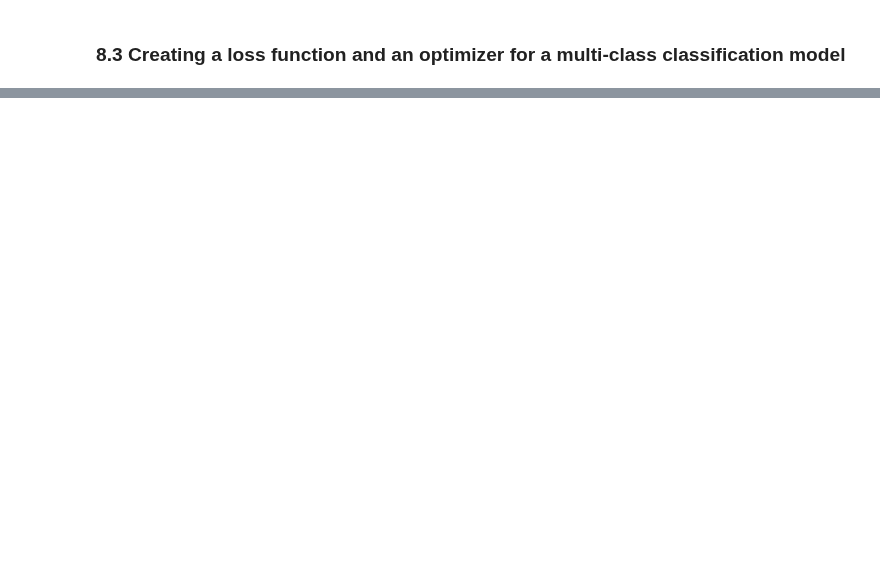
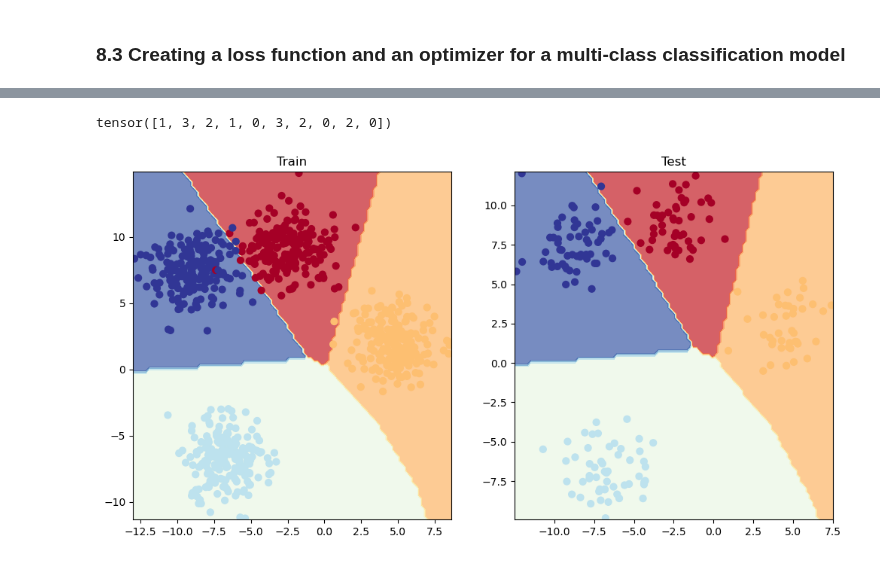
Before and after one commit to ridamansour/PyTorchLearning, a Jupyter notebook: 02_pytorch_classification.ipynb, the cells around one changed output, grey strips where cells are left out. Saved outputs shown, nothing was run; the diff lists cells and outputs as text; code cells hidden in the pictures; blank space fills up the shorter version.

```diff
--- a/02_pytorch_classification.ipynb
+++ b/02_pytorch_classification.ipynb
@@ -990,7 +992,7 @@ X_blob, y_blob = make_blobs(n_samples=1_000,
 
 # 2. Turn data into tensors
 X_blob = torch.Tensor(X_blob).type(torch.float)
-y_blob = torch.Tensor(y_blob).type(torch.float)
+y_blob = torch.Tensor(y_blob).type(torch.LongTensor)
 
 # 3. Split into train and test
 X_blob_train, X_blob_test, y_blob_train, y_blob_test = train_test_split(X_blob, y_blob, test_size=0.2, random_state=RANDOM_SEED)
@@ -1062,7 +1064,7 @@ loss_fn = nn.CrossEntropyLoss()
 
 # Create an optimizer for multi-class classification - optimizer updates our model parameters to try and reduce the loss
 optimizer = torch.optim.SGD(params=model_4.parameters(),
-                            lr=0.001) # learning rate is a hyperparameter you can change
+                            lr=0.01) # learning rate is a hyperparameter you can change
 # %% [markdown]
 ### 8.4 Getting prediction probabilities for a multi class PyTorch model
 
@@ -1138,0 +1140,33 @@ tensor([1., 3., 2., 1., 0., 3., 2., 0., 2., 0., 0., 1., 0., 0., 0., 3., 3., 2.,
+# %%
+# Fit the multi-class model to the data
+torch.manual_seed(42)
+torch.cuda.manual_seed(42)
+
+# Set number of epochs
+epochs = 1000
+
+# Put data to the target device
+X_blob_train, X_blob_test, y_blob_train, y_blob_test = map(lambda l:l.to(device), (X_blob_train, X_blob_test, y_blob_train, y_blob_test))
+
+# Loop through data
+for epoch in range(epochs):
+    ### Training
+    model_4.train()
+
+    y_logits = model_4(X_blob_train)
+    y_pred = torch.softmax(y_logits, dim=1).argmax(dim=1)
+
+    loss = loss_fn(y_logits, y_blob_train)
+    acc = accuracy_fn(y_blob_train, y_pred)
+
+    optimizer.zero_grad()
+    loss.backward()
+    optimizer.step()
+    if epoch % 10 == 0:
+        my_model.eval()
+        with torch.inference_mode():
+            test_logits = model_4(X_blob_test)
+            test_pred = torch.softmax(test_logits, dim=1).argmax(dim=1)
+            loss = loss_fn(test_logits, y_blob_test)
+            acc = accuracy_fn(y_blob_test, test_pred)
+            print(f"Epoch: {epoch}, Loss: {loss}, Accuracy: {acc}")
@@ -1138,0 +1225,16 @@ tensor([1., 3., 2., 1., 0., 3., 2., 0., 2., 0., 0., 1., 0., 0., 0., 3., 3., 2.,
+# %%
+# Go from pred props to pred labels
+y_preds = torch.argmax(y_pred_probs, dim=1)
+y_preds[:10]
+# %% [output]
+tensor([1, 3, 2, 1, 0, 3, 2, 0, 2, 0])
+# %%
+plt.figure(figsize=(12, 6))
+plt.subplot(1, 2, 1)
+plt.title("Train")
+plot_decision_boundary(model_4, X_blob_train, y_blob_train)
+plt.subplot(1, 2, 2)
+plt.title("Test")
+plot_decision_boundary(model_4, X_blob_test, y_blob_test)
+# %% [output]
+[figure, added]
```
Also changed, not shown: parts of 15 cells of this notebook.
